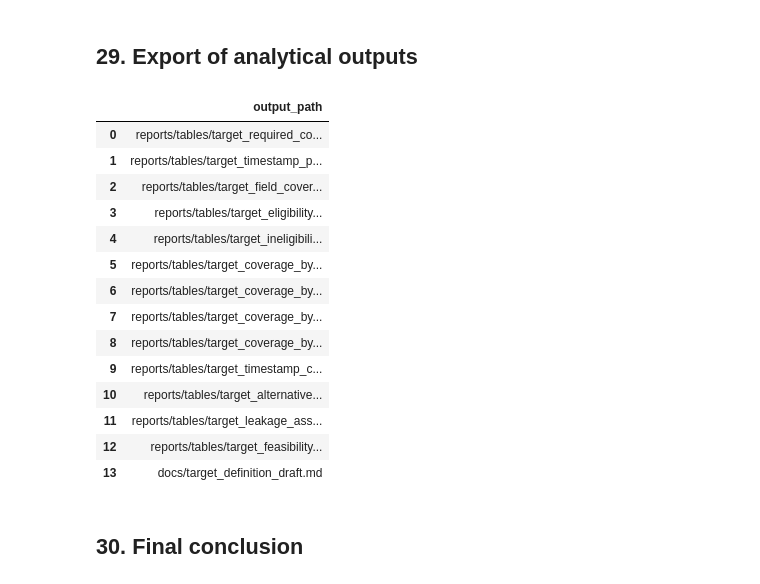
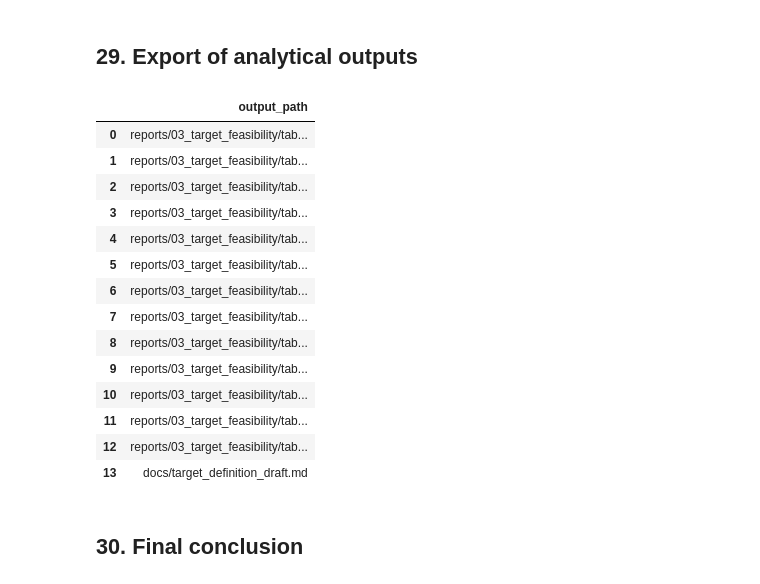
Before and after one commit to mmubashir95/urban-operations-intelligence-platform, a Jupyter notebook: notebooks/03_target_feasibility.ipynb, the cells around one changed output. Cells and saved outputs as stored; diff of their text form; code cells hidden in the pictures.

```diff
--- a/notebooks/03_target_feasibility.ipynb
+++ b/notebooks/03_target_feasibility.ipynb
@@ -85,13 +80,16 @@ SRC_DIR = PROJECT_ROOT / "src"
 if str(SRC_DIR) not in sys.path:
     sys.path.insert(0, str(SRC_DIR))
 
+from urban_ops.data.api_client import fetch_json_url
 from urban_ops.data.nyc_311_config import (
     API_ENDPOINT,
     API_MAX_ATTEMPTS,
     API_TIMEOUT_SECONDS,
 )
 
-REPORT_TABLES_DIR = PROJECT_ROOT / "reports" / "tables"
+REPORT_TABLES_DIR = (
+    PROJECT_ROOT / "reports" / "03_target_feasibility" / "tables"
+)
 TARGET_DEFINITION_DRAFT_PATH = PROJECT_ROOT / "docs" / "target_definition_draft.md"
 REPORT_TABLES_DIR.mkdir(parents=True, exist_ok=True)
 
@@ -104,6 +102,12 @@ TARGET_REQUIRED_COLUMNS = [
     "status",
 ]
 TARGET_DATE_COLUMNS = ["created_date", "closed_date", "due_date"]
+ANALYSIS_REQUIRED_COLUMNS = ["agency", "complaint_type"]
+OPTIONAL_DESCRIPTIVE_COLUMNS = [
+    "agency_name",
+    "resolution_description",
+    "resolution_action_updated_date",
+]
 TARGET_COLUMN_PURPOSES = {
     "unique_key": "Complaint identifier",
     "created_date": "Creation timestamp and temporal context",
@@ -496,7 +304,12 @@ def fetch_full_dot_extract(
     return frame, page_number - 1
 # %%
 extraction_started_at_utc = datetime.now(timezone.utc)
-metadata_payload = fetch_json_url(DATASET_METADATA_URL)
+metadata_payload = fetch_json_url(
+    DATASET_METADATA_URL,
+    timeout_seconds=API_TIMEOUT_SECONDS,
+    max_attempts=API_MAX_ATTEMPTS,
+    headers=API_REQUEST_HEADERS,
+)
 if not isinstance(metadata_payload, dict):
     raise RuntimeError("Dataset metadata response was not a JSON object.")
 metadata_columns = metadata_payload.get("columns")
@@ -866,7 +737,7 @@ def assign_target_eligibility_reason(frame: pd.DataFrame) -> pd.Series:
     missing_due = frame["due_date"].isna()
     reason.loc[
         ~missing_created & ~missing_closed & missing_due
-    ] = "missing_due_date_only"
+    ] = "has_closed_date_missing_due_date"
     reason.loc[
         ~missing_created & missing_closed & ~missing_due
     ] = "missing_closed_date_only"
@@ -1630,6 +1587,10 @@ Official NYC Open Data dataset `{DATASET_ID}`, agency `{AGENCY}`, from
 
 {markdown_table(target_field_coverage)}
 
+## 8a. Current required-column validation
+
+{markdown_table(column_validation_summary)}
+
 ## 9. Current eligible-record count
 
 {eligible_record_count:,} records ({eligible_record_percentage:.6f}%).
@@ -1683,54 +1644,58 @@ Target creation status: **{target_creation_status}**.
 
 {primary_blocker}.
 
-## 19. Known limitations
+## 19. Additional DOT data-quality concern
+
+{chronology_anomaly_note.replace("**", "")} No exclusion rule has been approved for this anomaly in Day 4.
+
+## 20. Known limitations
 
 The NYC Open Data source is live, so future runs can retrieve a different
 snapshot and must recompute every count. A non-zero eligible population
 would still require due-date semantic validation, class-balance analysis,
 status eligibility rules, and prediction-time availability review.
 
-## 20. Required next investigation
+## 21. Required next investigation
 
 {recommended_next_step}.
 """
 TARGET_DEFINITION_DRAFT_PATH.write_text(
     target_definition_draft.strip() + "\n",
     encoding="utf-8",
 )
 
 exported_outputs = pd.DataFrame(
     {
         "output_path": [
             str((REPORT_TABLES_DIR / filename).relative_to(PROJECT_ROOT))
             for filename in exports
         ]
         + [str(TARGET_DEFINITION_DRAFT_PATH.relative_to(PROJECT_ROOT))]
     }
 )
 missing_outputs = [
     path
     for path in exported_outputs["output_path"]
     if not (PROJECT_ROOT / path).is_file()
 ]
 if missing_outputs:
     raise RuntimeError(f"Required outputs were not created: {missing_outputs}")
 display(exported_outputs)
 # %% [output]
 |  | output_path |
-| 0 | reports/tables/target_required_co... |
-| 1 | reports/tables/target_timestamp_p... |
-| 2 | reports/tables/target_field_cover... |
-| 3 | reports/tables/target_eligibility... |
-| 4 | reports/tables/target_ineligibili... |
-| 5 | reports/tables/target_coverage_by... |
-| 6 | reports/tables/target_coverage_by... |
-| 7 | reports/tables/target_coverage_by... |
-| 8 | reports/tables/target_coverage_by... |
-| 9 | reports/tables/target_timestamp_c... |
-| 10 | reports/tables/target_alternative... |
-| 11 | reports/tables/target_leakage_ass... |
-| 12 | reports/tables/target_feasibility... |
+| 0 | reports/03_target_feasibility/tab... |
+| 1 | reports/03_target_feasibility/tab... |
+| 2 | reports/03_target_feasibility/tab... |
+| 3 | reports/03_target_feasibility/tab... |
+| 4 | reports/03_target_feasibility/tab... |
+| 5 | reports/03_target_feasibility/tab... |
+| 6 | reports/03_target_feasibility/tab... |
+| 7 | reports/03_target_feasibility/tab... |
+| 8 | reports/03_target_feasibility/tab... |
+| 9 | reports/03_target_feasibility/tab... |
+| 10 | reports/03_target_feasibility/tab... |
+| 11 | reports/03_target_feasibility/tab... |
+| 12 | reports/03_target_feasibility/tab... |
 | 13 | docs/target_definition_draft.md |
 # %% [markdown]
 ## 30. Final conclusion
```
Also changed, not shown: parts of 11 cells of this notebook, 5 other files.
